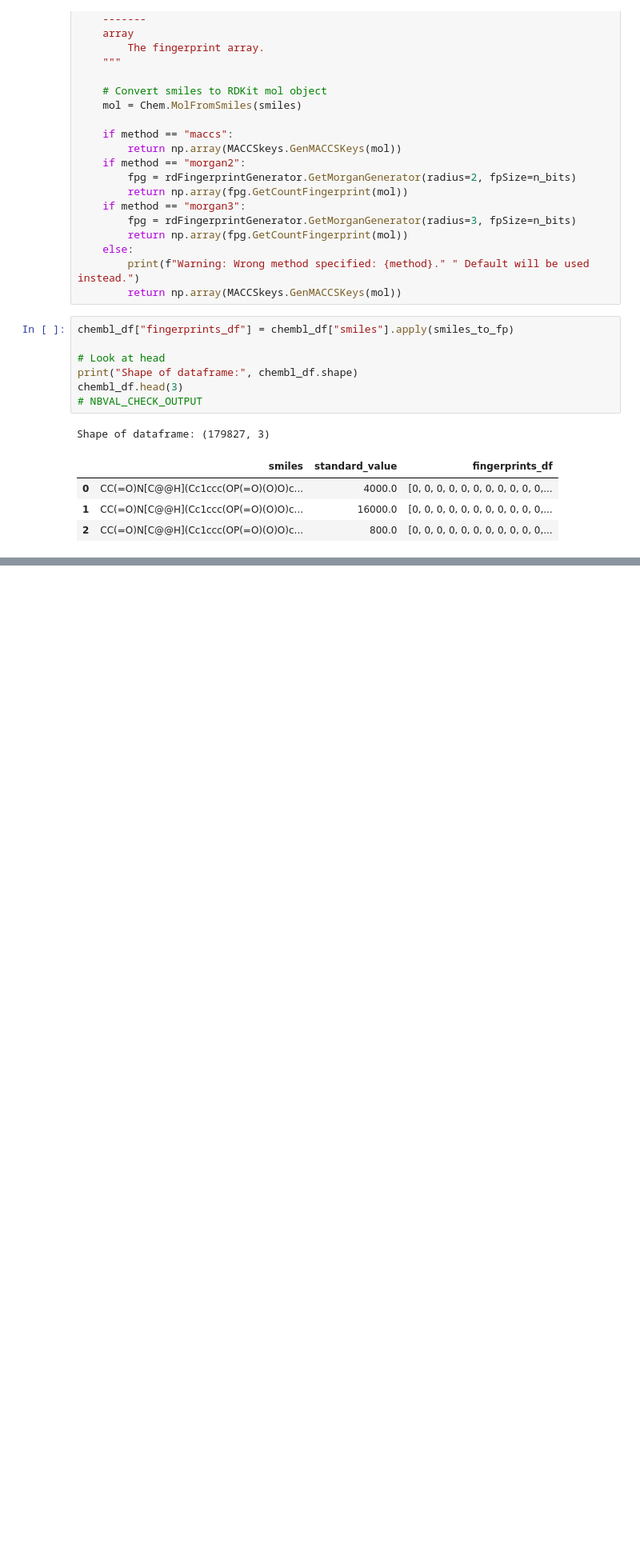
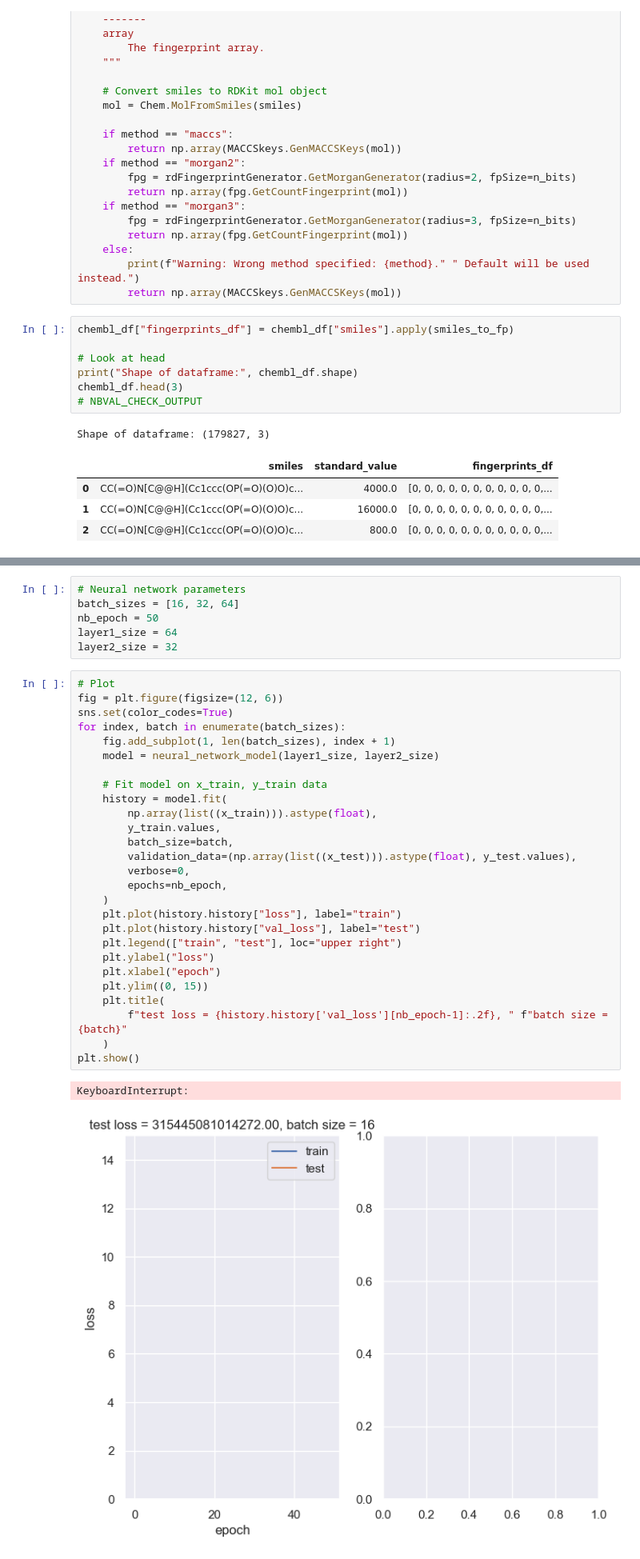
Before and after one commit to gutheb/datascience_open, a Jupyter notebook: mainnotebook.ipynb, the cells around one changed output, grey strips where cells are left out. Shown at 80% size. Drawn from its saved outputs; the diff is of its cells as text; blank space fills up the shorter version.

```diff
--- a/mainnotebook.ipynb
+++ b/mainnotebook.ipynb
@@ -130,0 +174,36 @@ print("Shape of test data:", x_test.shape)
+# %%
+# Neural network parameters
+batch_sizes = [16, 32, 64]
+nb_epoch = 50
+layer1_size = 64
+layer2_size = 32
+# %%
+# Plot
+fig = plt.figure(figsize=(12, 6))
+sns.set(color_codes=True)
+for index, batch in enumerate(batch_sizes):
+    fig.add_subplot(1, len(batch_sizes), index + 1)
+    model = neural_network_model(layer1_size, layer2_size)
+
+    # Fit model on x_train, y_train data
+    history = model.fit(
+        np.array(list((x_train))).astype(float),
+        y_train.values,
+        batch_size=batch,
+        validation_data=(np.array(list((x_test))).astype(float), y_test.values),
+        verbose=0,
+        epochs=nb_epoch,
+    )
+    plt.plot(history.history["loss"], label="train")
+    plt.plot(history.history["val_loss"], label="test")
+    plt.legend(["train", "test"], loc="upper right")
+    plt.ylabel("loss")
+    plt.xlabel("epoch")
+    plt.ylim((0, 15))
+    plt.title(
+        f"test loss = {history.history['val_loss'][nb_epoch-1]:.2f}, " f"batch size = {batch}"
+    )
+plt.show()
+# %% [output]
+KeyboardInterrupt:
+[figure, added]
```
Also changed, not shown: parts of 4 cells of this notebook, 1 other file.
